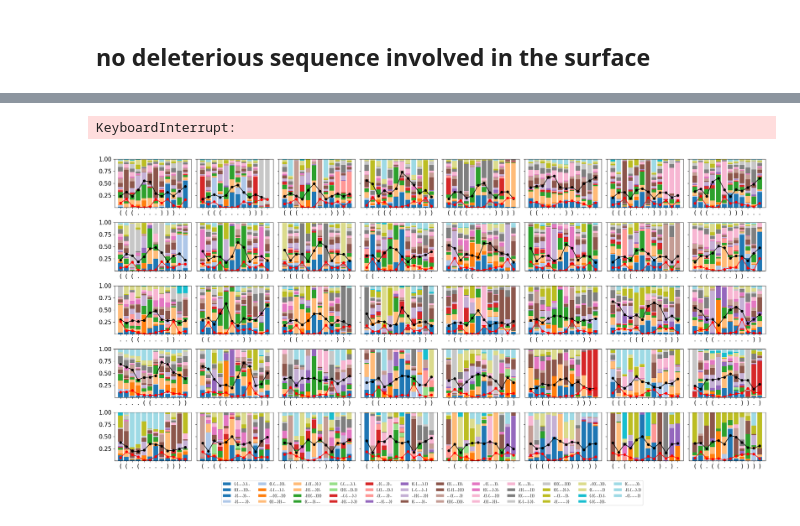
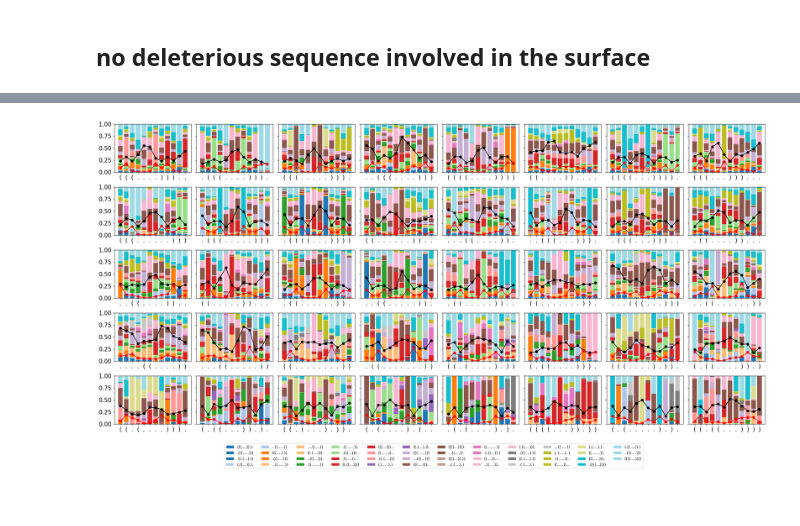
Before and after one commit to paulagrcg/phenodistance, a Jupyter notebook: plots/plotsnotebook.ipynb, the cells around one changed output, grey strips where cells are left out. Drawn from its saved outputs; the diff is of its cells as text; code cells hidden in the pictures; blank space fills up the shorter version.

Commit message:
evolvability

```diff
--- a/plots/plotsnotebook.ipynb
+++ b/plots/plotsnotebook.ipynb
@@ -426,3 +426,7 @@ with open("../data/edgeD_nodel.pkl","rb") as f:
     edgeD_nodel = pickle.load(f) #includes deleterious
 with open("../data/phenos_site_nodel.pkl","rb") as f:
     phenos_site_nodel = pickle.load(f) #includes deleterious
+with open("../data/phenos_site_evol.pkl","rb") as f:
+    phenos_site_evol = pickle.load(f)
+with open("../data/phenos_site_evol_weight.pkl","rb") as f:
+    phenos_site_evol_weight = pickle.load(f)
@@ -480,7 +500,7 @@ for i, ax in enumerate(axs.flatten()):
             for subpheno, value in sites_dict[site].items():
                 data[subpheno][site - 1] += value
 
-            dataevolvability[site - 1] = edgeD_nodel[key][site]/np.sum(np.array(list(edgeD_nodel[key].values())))
+            dataevolvability[site - 1] = phenos_site_evol[key][site]/(len(sort_neutralsets)-1) #fractional evolvability
             #fraction of mutations that go to different phenotypes per site
         # Calculate the bottom positions for stacking
         bottom = np.zeros(len(sites))
@@ -533,2 +536 @@ defaultdict(<class 'dict'>, {0: {'.((....))...': 0.6458333333333334, '(((....)))
-KeyboardInterrupt:
-[figure, old version]
+[figure, new version]
```
Also changed, not shown: parts of 2 cells of this notebook, 2 other files.
